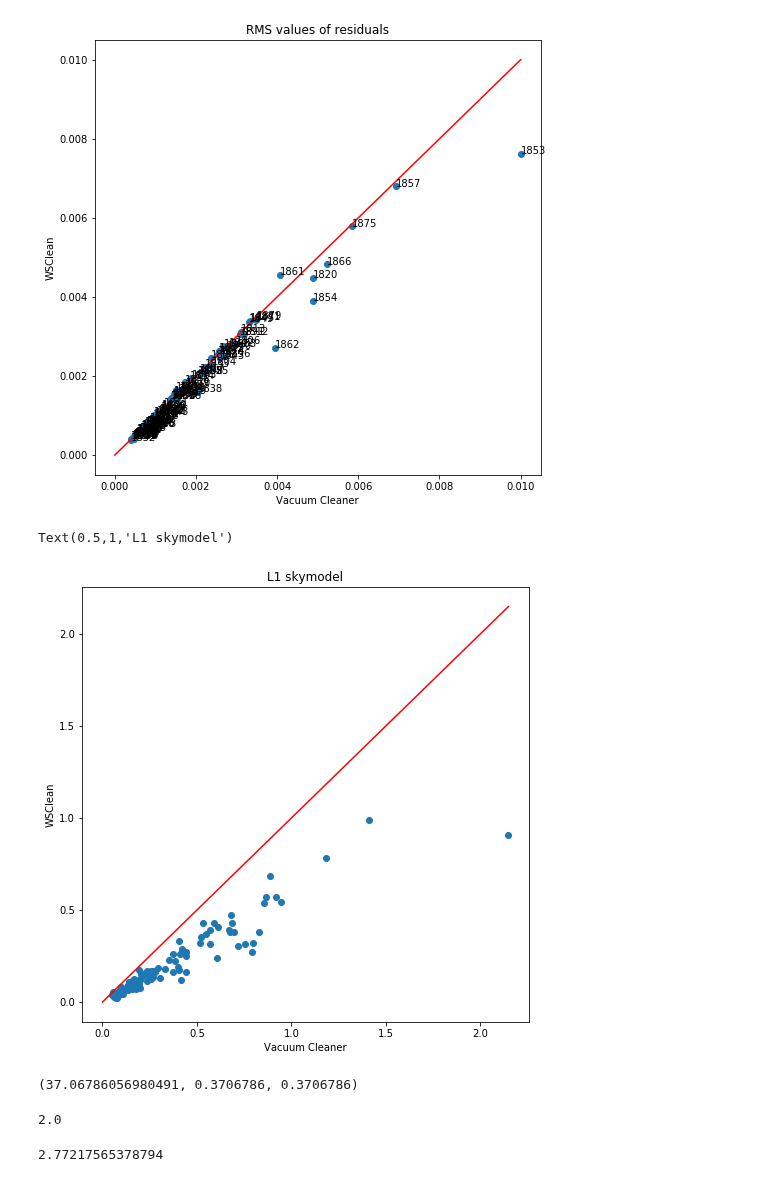
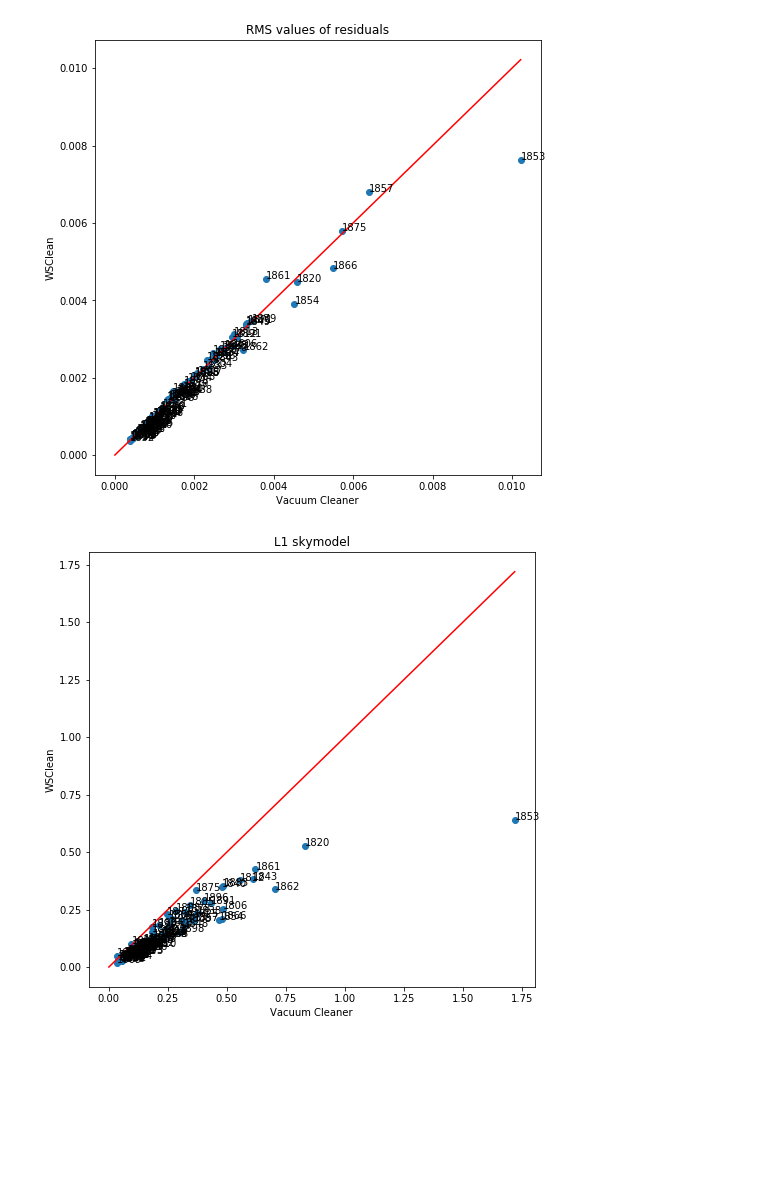
Before and after one commit to gijzelaerr/vacuum-cleaner, a Jupyter notebook: notebooks/compare_chi2.ipynb, the cells around one changed output. Saved outputs shown, nothing was run; the diff lists cells and outputs as text; code cells hidden in the pictures; blank space fills up the shorter version.

```diff
--- a/notebooks/compare_chi2.ipynb
+++ b/notebooks/compare_chi2.ipynb
@@ -22,7 +23,8 @@ simulation = "/scratch/datasets/meerkat16_deep2like_morerange/"
 #neural_output = "/scratch/vacuum-cleaner/test/meerkat16_deep2like_map/fits/"  # 2.48
 #neural_output = "/scratch/vacuum-cleaner/test/meerkat16_deep2like_madandgan/fits/"  #  2.44
 #neural_output = "/scratch/vacuum-cleaner/test/meerkat16_deep2like_mad_scale_l1_100/fits/"  # 30000: 2.48 50000: 2.52
-neural_output = "/scratch/vacuum-cleaner/test/meerkat16_deep2like_madandgan_nopsf/fits/"  # 2.77
+#neural_output = "/scratch/vacuum-cleaner/test/meerkat16_deep2like_madandgan_nopsf/fits/"  # 2.77
+neural_output = "/scratch/vacuum-cleaner/test/meerkat16_deep2like_madandgan_verylong/fits/"  # 2.56
 # %%
 def render(a, imgdata, title):
     i = a.pcolor(imgdata, cmap='cubehelix')
@@ -31,6 +33,9 @@ def render(a, imgdata, title):
 
 def open_fits(x):
     return fits.open(x)[0].data.squeeze()
+
+def blur(m):
+    return gaussian_filter(m, sigma=1)
 # %%
 std_wsclean = []
 std_neural = []
@@ -62,8 +67,8 @@ for number in range(start, end):
     neural_model = open_fits(neural_model_path)
     wsclean_model = open_fits(wsclean_model_path)
 
-    l1_neural.append(np.sum(np.abs( neural_model - target)))
-    l1_wsclean.append(np.sum(np.abs( wsclean_model - target)))
+    l1_neural.append(np.sum(np.abs( blur(neural_model) - blur(target))))
+    l1_wsclean.append(np.sum(np.abs( blur(wsclean_model) - blur(target))))
 
     std_wsclean.append(np.std(residual_wsclean))
     std_neural.append(np.std(residual_neural))
@@ -132,36 +131,27 @@ a1.set_title('RMS values of residuals')
 for i, txt in enumerate(range(start, end)):
     a1.annotate(txt, (mad_neural[i], mad_wsclean[i]))
 # %% [output]
-[figure, old version]
+[figure, new version]
 # %%
 m = max(l1_wsclean + l1_neural)
 f, (a1) = plt.subplots(1, 1, figsize=(8,8))
 a1.plot(l1_neural, l1_wsclean, 'o')
 a1.plot([0, m], [0, m], 'r-')
 a1.set_xlabel('Vacuum Cleaner')
 a1.set_ylabel('WSClean')
 a1.set_title('L1 skymodel')
 
-#a1.set_aspect('equal')
-
-#for i, txt in enumerate(range(start, end)):
-#    a1.annotate(txt, (chi2_wsclean[i], chi2_neural[i]))
+for i, txt in enumerate(range(start, end)):
+    a1.annotate(txt, (l1_neural[i], l1_wsclean[i]))
 # %% [output]
-Text(0.5,1,'L1 skymodel')
-[figure, old version]
+[figure, new version]
 # %%
 sum(l1_neural), np.average(l1_neural), np.mean(l1_neural)
-# %% [output]
-(37.06786056980491, 0.3706786, 0.3706786)
 # %%
 l1_scaling = 1/ np.average(l1_wsclean)
 std_scaling = 1/ np.average(std_wsclean)
 # %%
 np.average(l1_wsclean) * l1_scaling + np.average(std_wsclean) * std_scaling   # should be 2.0
-# %% [output]
-2.0
 # %%
 # this is our weighted scoring function, higher is worse, 2.0 is wsclean
 np.average(l1_neural) * l1_scaling + np.average(std_neural) * std_scaling
-# %% [output]
-2.77217565378794
```
Also changed, not shown: parts of 6 cells of this notebook.
